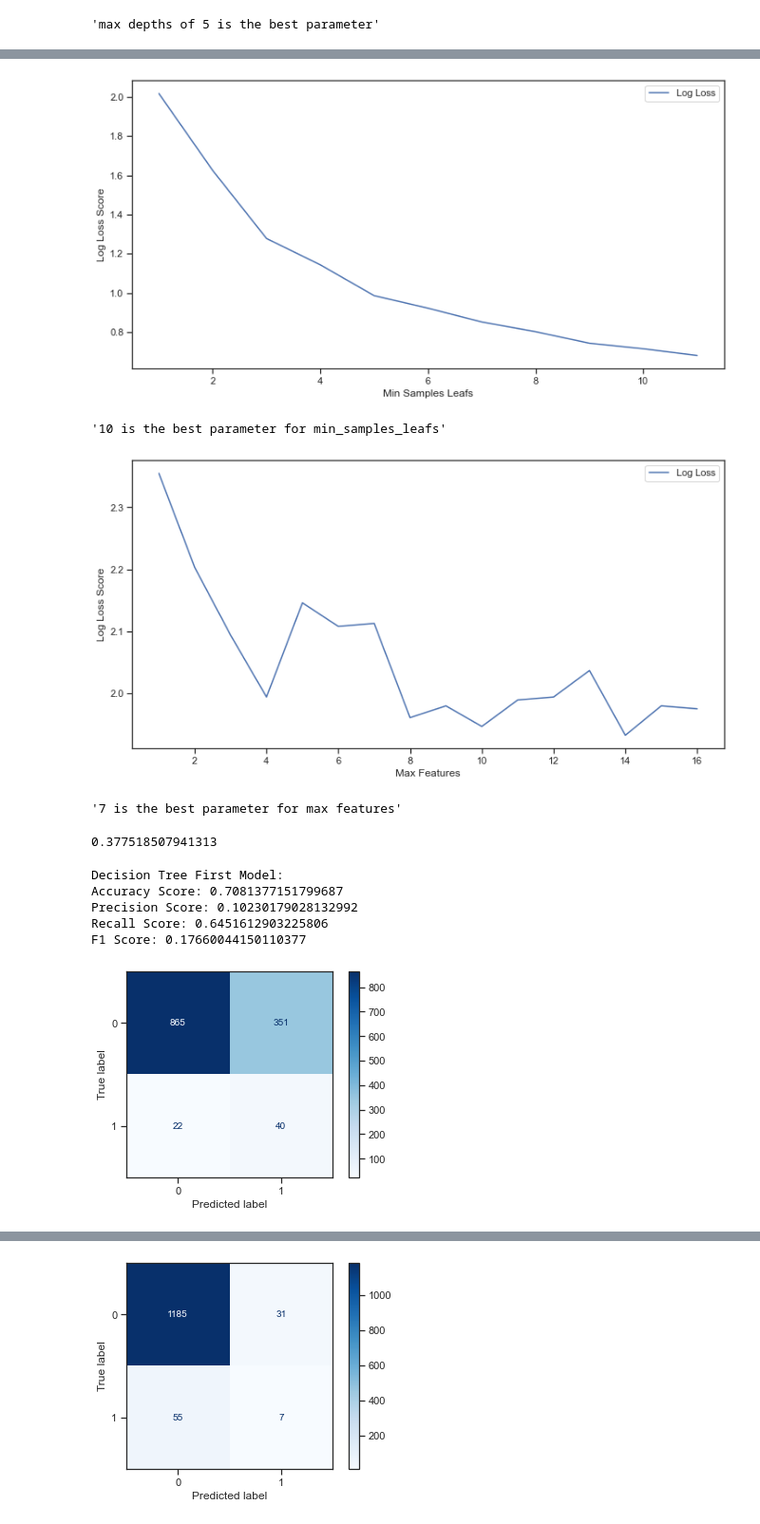
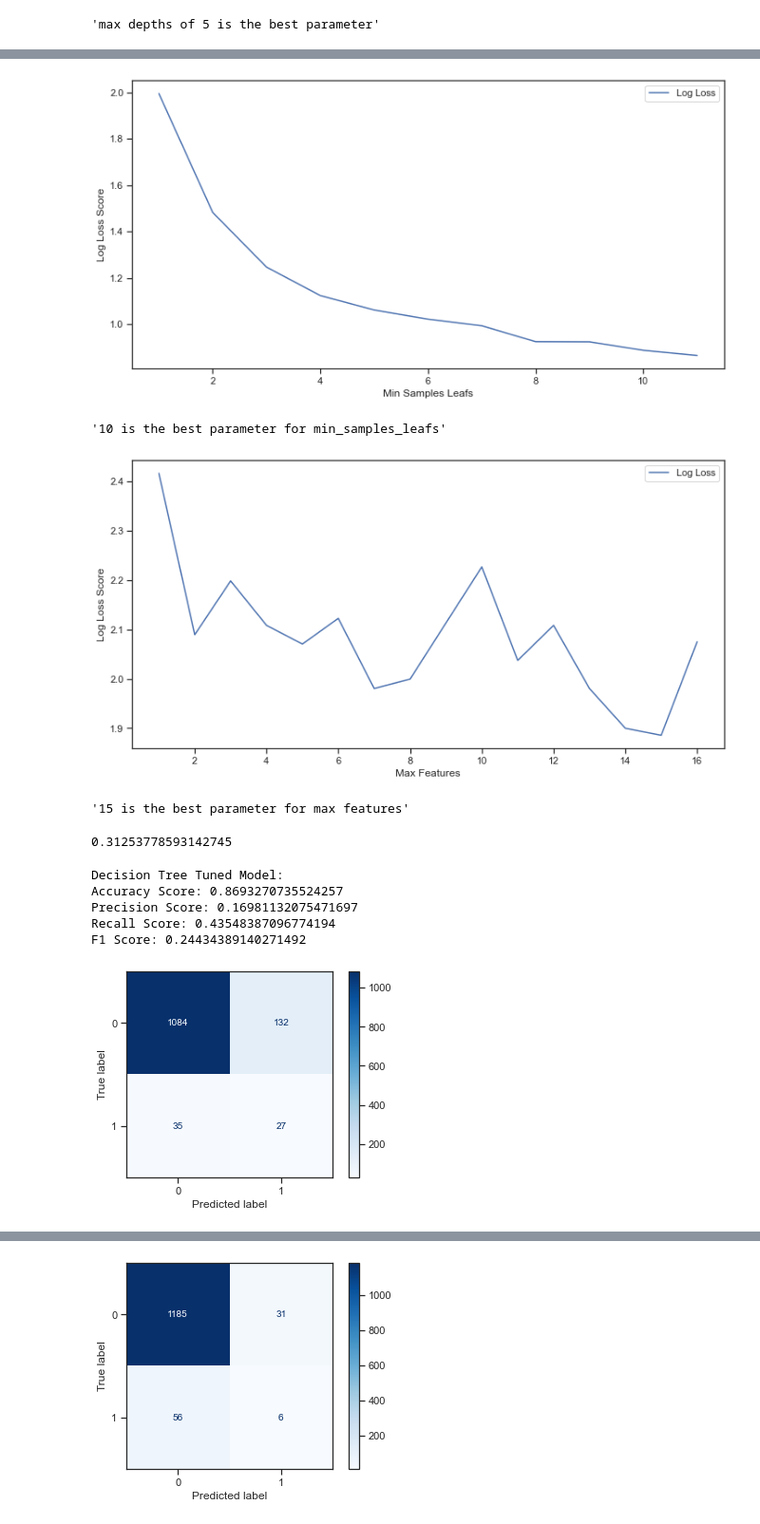
Before and after one commit to VolhaP87/Stroke_Prediction_Analysis, a Jupyter notebook: Stroke_prediction1.ipynb, the cells around one changed output, grey strips where cells are left out. Shown at 95% size. Cells and saved outputs as stored; diff of their text form; code cells hidden in the pictures.

```diff
--- a/Stroke_prediction1.ipynb
+++ b/Stroke_prediction1.ipynb
@@ -314,5 +298,0 @@ logreg_neg_log_loss_cv.mean()
-# %%
-logreg_model.fit(X_train_model, y_train_resampled)
-preds = logreg_model.predict(X_test_model)
-print("Logistic Regression Model with Features:")
-print_metrics(y_test, preds)
@@ -346,7 +316,7 @@ grid_search.best_params_
 {'penalty': 'l1', 'solver': 'liblinear'}
 # %%
 logreg_tuned_model = LogisticRegression(random_state=42,
-                                       penalty='l2',
+                                       penalty='l1',
                                        solver='liblinear')
 logreg_tuned_neg_log_loss_cv = -cross_val_score(
     logreg_tuned_model,
@@ -489,7 +459,7 @@ plt.xlabel("Min Samples Leafs")
 plt.legend()
 plt.show()
 # %% [output]
-[figure, old version]
+[figure, new version]
 # %%
 """10 is the best parameter for min_samples_leafs"""
 # %% [output]
@@ -518,39 +488,39 @@ plt.xlabel("Max Features")
 plt.legend()
 plt.show()
 # %% [output]
-[figure, old version]
+[figure, new version]
 # %%
-"""7 is the best parameter for max features"""
+"""15 is the best parameter for max features"""
 # %% [output]
-'7 is the best parameter for max features'
+'15 is the best parameter for max features'
 # %%
-dt_first_model = DecisionTreeClassifier(
+dt_tuned_model = DecisionTreeClassifier(
     random_state=42,
     max_depth=5,
-    min_samples_split=16,
+    min_samples_split=18,
     min_samples_leaf=10,
-    max_features=7)
-dt_first_neg_log_loss_cv = -cross_val_score(
-    dt_first_model,
+    max_features=15)
+dt_tuned_neg_log_loss_cv = -cross_val_score(
+    dt_tuned_model,
     X_train_resampled,
     y_train_resampled,
     scoring='neg_log_loss')
-dt_first_neg_log_loss_cv.mean()
+dt_tuned_neg_log_loss_cv.mean()
 # %% [output]
-0.377518507941313
+0.31253778593142745
 # %%
-dt_first_model.fit(X_train_resampled, y_train_resampled)
-preds = dt_first_model.predict(X_test)
-print("Decision Tree First Model:")
+dt_tuned_model.fit(X_train_resampled, y_train_resampled)
+preds = dt_tuned_model.predict(X_test)
+print("Decision Tree Tuned Model:")
 print_metrics(y_test, preds)
 # %% [output]
-Decision Tree First Model:
-Accuracy Score: 0.7081377151799687
-Precision Score: 0.10230179028132992
-Recall Score: 0.6451612903225806
-F1 Score: 0.17660044150110377
+Decision Tree Tuned Model:
+Accuracy Score: 0.8693270735524257
+Precision Score: 0.16981132075471697
+Recall Score: 0.43548387096774194
+F1 Score: 0.24434389140271492
 # %%
-plot_confusion_matrix(dt_first_model, X_test, y_test, cmap = plt.cm.Blues);
+plot_confusion_matrix(dt_tuned_model, X_test, y_test, cmap = plt.cm.Blues);
 # %% [output]
-[figure, old version]
+[figure, new version]
 # %%
```
Also changed, not shown: parts of 57 cells of this notebook.
